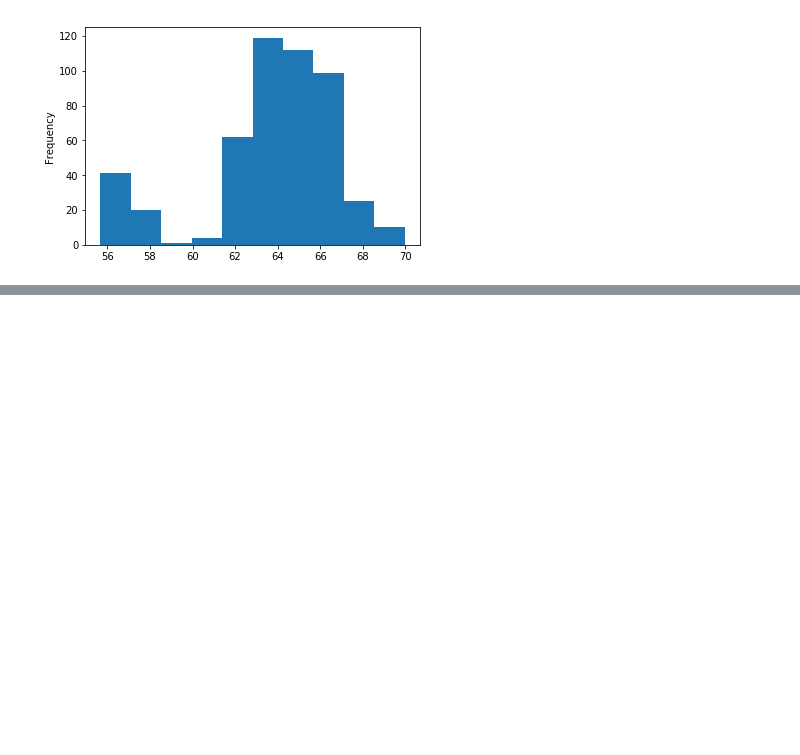
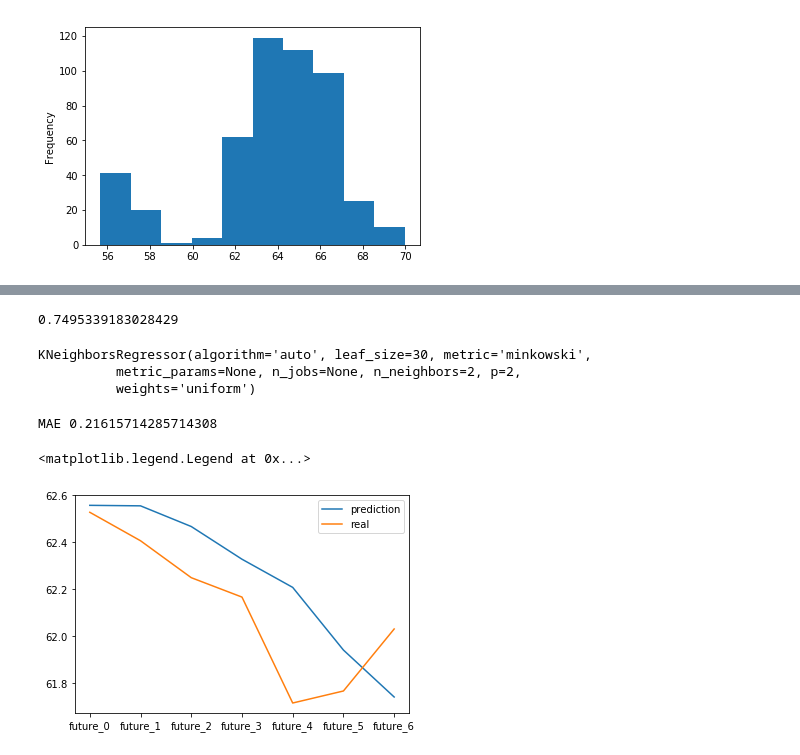
Before and after one commit to s-rb/ML_UsdRatePrediction, a Jupyter notebook: Main.ipynb, the cells around one changed output, grey strips where cells are left out. Saved outputs shown, nothing was run; the diff lists cells and outputs as text; code cells hidden in the pictures; blank space fills up the shorter version.

```diff
--- a/Main.ipynb
+++ b/Main.ipynb
@@ -93,0 +220,4 @@ dataframe.curs.plot.hist()
+# %%
+mean_absolute_error(prediction[0], y_test.iloc[0])
+# %% [output]
+0.7495339183028429
@@ -93,0 +227,18 @@ dataframe.curs.plot.hist()
+# %%
+KNN = KNeighborsRegressor(n_neighbors=2)
+# %%
+KNN.fit(x, y)
+# %% [output]
+KNeighborsRegressor(algorithm='auto', leaf_size=30, metric='minkowski',
+          metric_params=None, n_jobs=None, n_neighbors=2, p=2,
+          weights='uniform')
+# %%
+prediction = KNN.predict(x_test)
+print("MAE", mean_absolute_error(prediction[0], y_test.iloc[0]))
+plt.plot(prediction[0], label="prediction")
+plt.plot(y_test.iloc[0], label="real") # .iloc[0] - чтобы взять из датафрейма только одну строку массивом
+plt.legend()
+# %% [output]
+MAE 0.21615714285714308
+<matplotlib.legend.Legend at 0x...>
+[figure, added]
```
Also changed, not shown: parts of 37 cells of this notebook.
